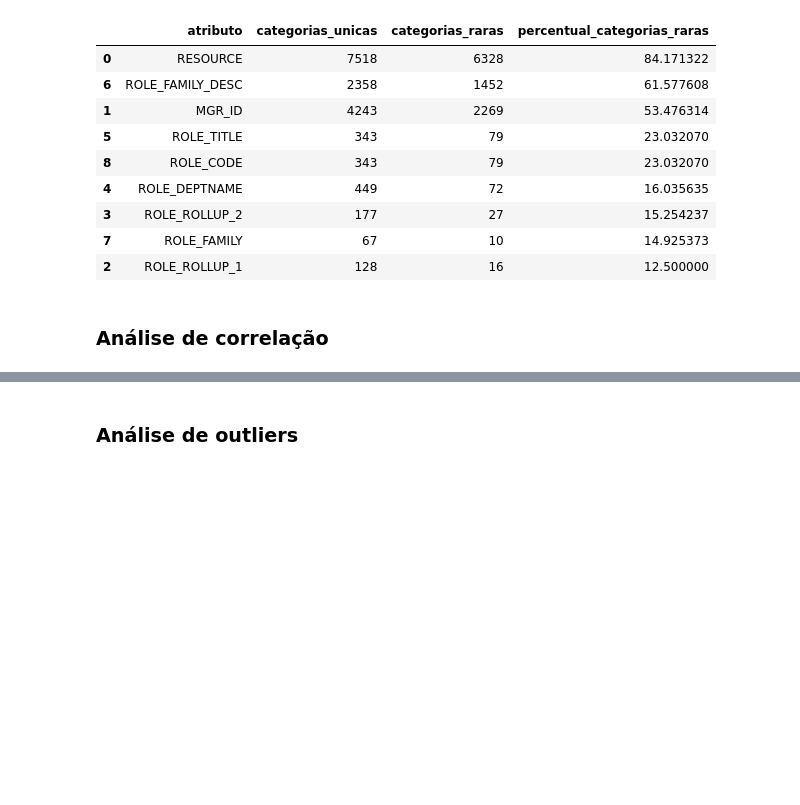
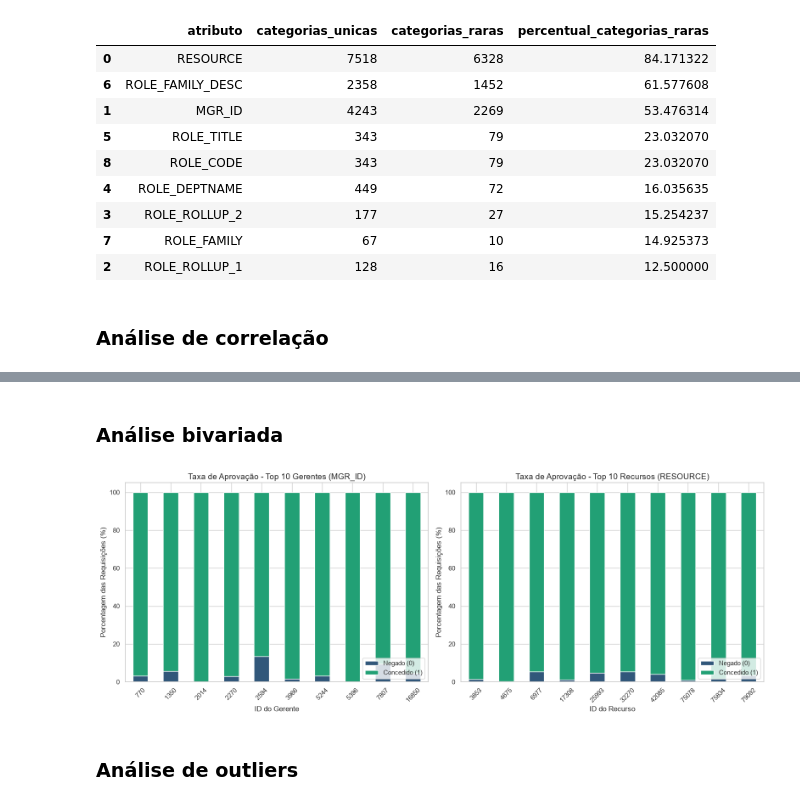
Before and after one commit to arthurtdl/access-grant-prediction, a Jupyter notebook: notebooks/ETA.ipynb, the cells around one changed output, grey strips where cells are left out. Cells and saved outputs as stored; diff of their text form; code cells hidden in the pictures; blank space fills up the shorter version.

```diff
--- a/notebooks/01_analise_exploratoria.ipynb
+++ b/notebooks/ETA.ipynb
@@ -203,3 +242,44 @@ Name: ACTION, dtype: float64
+# %% [markdown]
+### Análise bivariada
+# %%
+fig, axes = plt.subplots(1, 2, figsize=(16, 6))
+
+# Negado (0) = Azul, Concedido (1) = Verde
+cores = ['#31577a', '#22a075']
+
+# Top 10 Gerentes (MGR_ID) vs Decisão de Acesso (ACTION)
+top10_mgr = df_train['MGR_ID'].value_counts().head(10).index
+df_top_mgr = df_train[df_train['MGR_ID'].isin(top10_mgr)]
+
+# Criando a tabela de proporção
+crosstab_mgr = pd.crosstab(df_top_mgr['MGR_ID'], df_top_mgr['ACTION'], normalize='index') * 100
+
+crosstab_mgr.plot(kind='bar', stacked=True, ax=axes[0], color=cores)
+axes[0].set_title('Taxa de Aprovação - Top 10 Gerentes (MGR_ID)', fontsize=14)
+axes[0].set_ylabel('Porcentagem das Requisições (%)', fontsize=12)
+axes[0].set_xlabel('ID do Gerente', fontsize=12)
+axes[0].legend(['Negado (0)', 'Concedido (1)'], loc='lower right')
+axes[0].tick_params(axis='x', rotation=45)
+
+
+# Top 10 Recursos (RESOURCE) vs Decisão de Acesso (ACTION)
+top10_res = df_train['RESOURCE'].value_counts().head(10).index
+df_top_res = df_train[df_train['RESOURCE'].isin(top10_res)]
+
+# Criando a tabela de proporção
+crosstab_res = pd.crosstab(df_top_res['RESOURCE'], df_top_res['ACTION'], normalize='index') * 100
+
+crosstab_res.plot(kind='bar', stacked=True, ax=axes[1], color=cores)
+axes[1].set_title('Taxa de Aprovação - Top 10 Recursos (RESOURCE)', fontsize=14)
+axes[1].set_ylabel('Porcentagem das Requisições (%)', fontsize=12)
+axes[1].set_xlabel('ID do Recurso', fontsize=12)
+axes[1].legend(['Negado (0)', 'Concedido (1)'], loc='lower right')
+axes[1].tick_params(axis='x', rotation=45)
+
+plt.tight_layout()
+plt.show()
+# %% [output]
+[figure, added]
 # %% [markdown]
 ### Análise de outliers
 # %%
```
Also changed, not shown: parts of 2 cells of this notebook, 4 other files.
